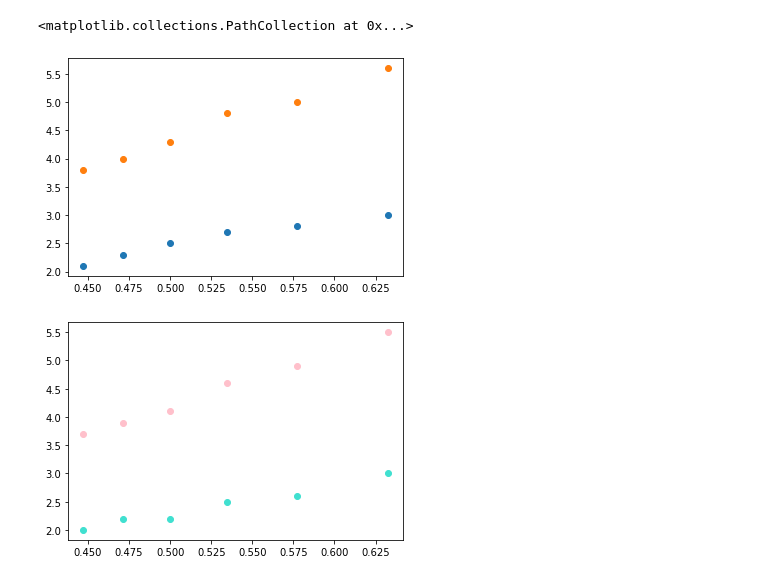
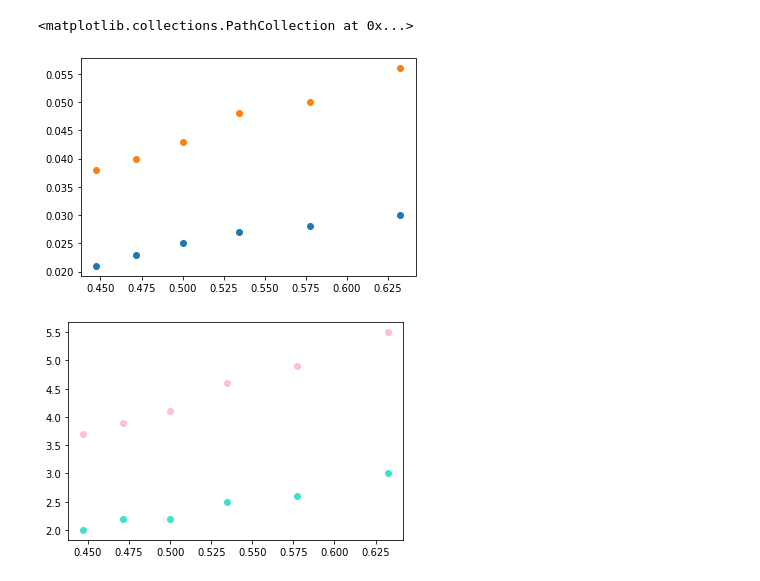
Before and after one commit to sofiaalvarezlopez/Laboratorio-Intermedio, a Jupyter notebook: Difraccion de Electrones/Trabajo en clase.ipynb, the cells around one changed output. Saved outputs shown, nothing was run; the diff lists cells and outputs as text; code cells hidden in the pictures.

```diff
--- a/Difraccion de Electrones/Trabajo en clase.ipynb
+++ b/Difraccion de Electrones/Trabajo en clase.ipynb
@@ -8,11 +9,11 @@ U = np.arange(2.5,5.5,0.5)
 D_1 = np.array([3, 2.8, 2.7, 2.5, 2.3, 2.1])
 D_2 = np.array([5.6, 5, 4.8, 4.3, 4, 3.8])
 # %%
-plt.scatter(U**(-1/2), D_1)
-plt.scatter(U**(-1/2), D_2)
+plt.scatter(U**(-1/2), D_1*10**(-2))
+plt.scatter(U**(-1/2), D_2*10**(-2))
 # %% [output]
 <matplotlib.collections.PathCollection at 0x...>
-[figure, old version]
+[figure, new version]
 # %%
 primera_serie = pd.read_excel('Difraccion.xlsx', sheet_name='Primeros')
 # %%
```
Also changed, not shown: parts of 23 cells of this notebook, 5 other files.
